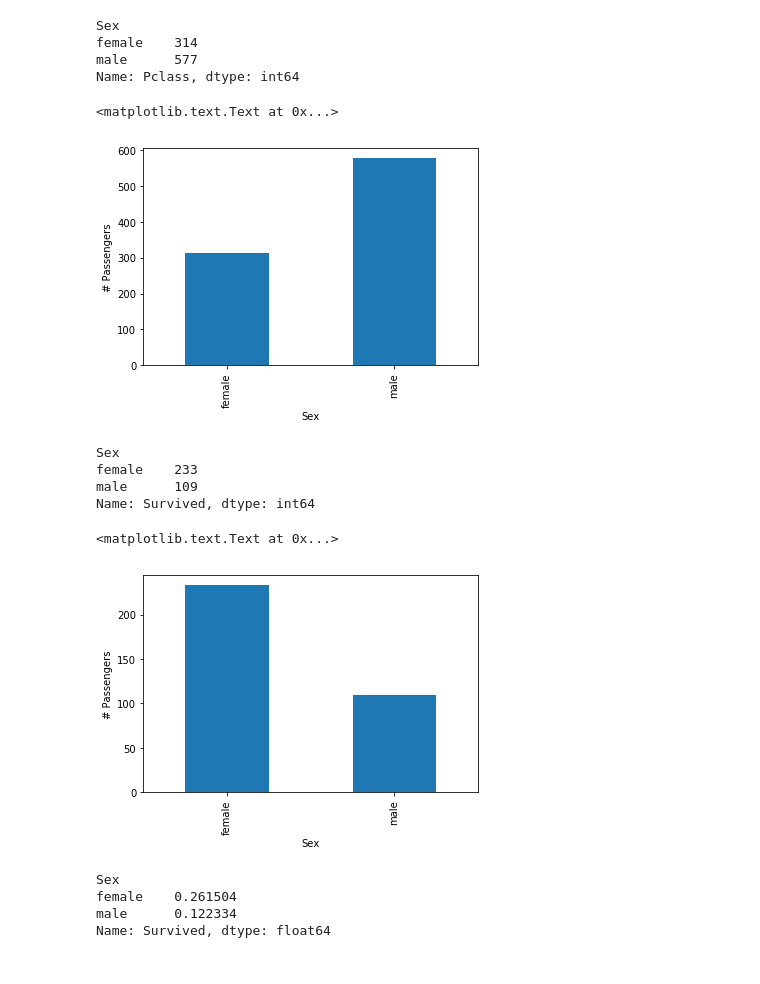
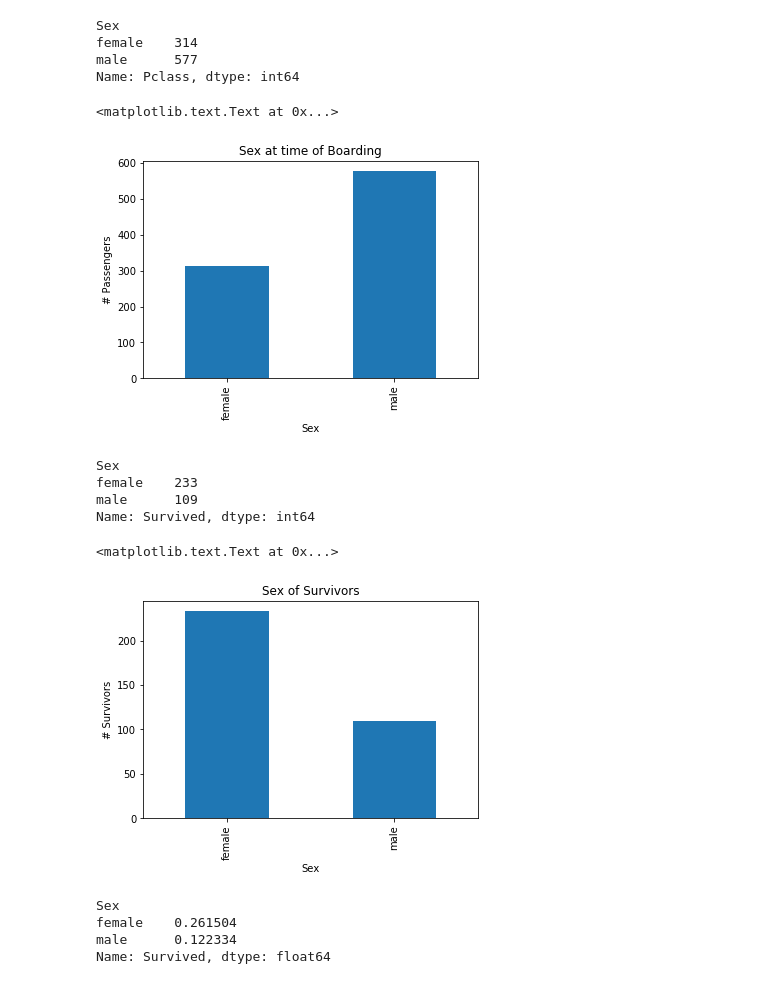
Before and after one commit to kmusante/titanic_data, a Jupyter notebook: titanic.ipynb, the cells around one changed output. Saved outputs shown, nothing was run; the diff lists cells and outputs as text; code cells hidden in the pictures.

```diff
--- a/titanic.ipynb
+++ b/titanic.ipynb
@@ -96,10 +96,10 @@ Name: Pclass, dtype: int64
 # %%
 #Graphically, the division by sex_at_launch looks like this
 #titanic_data.groupby(['Sex'])[['PassengerId']].count().plot(kind='bar').set_ylabel('# Passengers')
-sex_at_launch.plot(kind='bar').set_ylabel('# Passengers')
+sex_at_launch.plot(kind='bar', title ="Sex at time of Boarding").set_ylabel('# Passengers')
 # %% [output]
 <matplotlib.text.Text at 0x...>
-[figure, old version]
+[figure, new version]
 # %%
 #by number of each survivors, that looks like this
 survivors=titanic_data.groupby(['Sex'])['Survived'].sum()
@@ -119,10 +119,10 @@ Name: Survived, dtype: int64
 #df_sex_survived.groupby(['Sex'])[['Survived']].sum().plot(kind='bar').set_ylabel('# Survived by Sex')
 #plt.show()
 
-survivors.plot(kind='bar').set_ylabel('# Passengers')
+survivors.plot(kind='bar', title ="Sex of Survivors").set_ylabel('# Survivors')
 # %% [output]
 <matplotlib.text.Text at 0x...>
-[figure, old version]
+[figure, new version]
 # %%
 #I can tell that only 12.22% of the survivesrs were males surved and 26.15% of the survivors were females
 # even though at launch 64.76% were males and 35.24% were females
```
Also changed, not shown: parts of 15 cells of this notebook.
